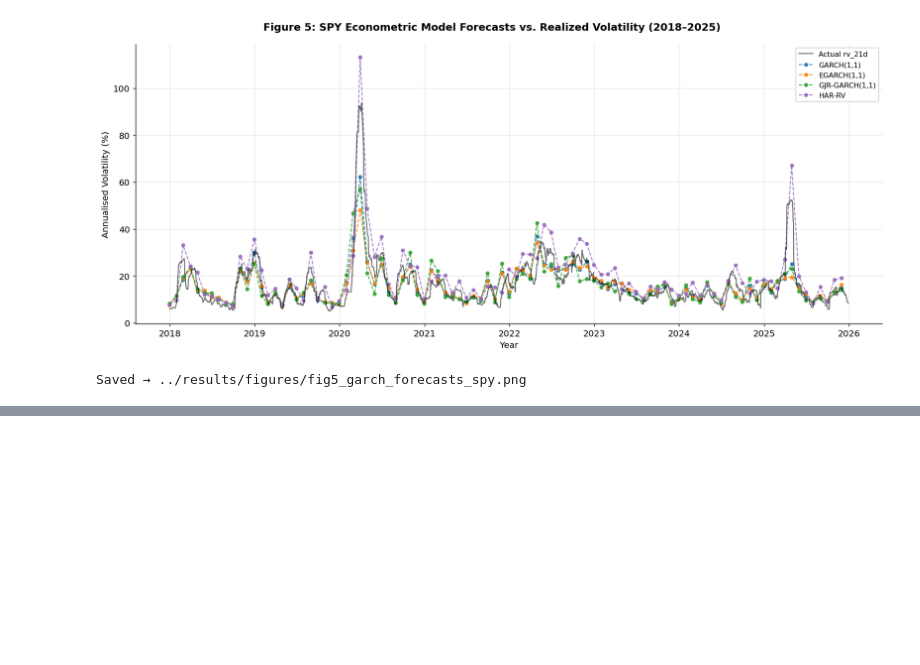
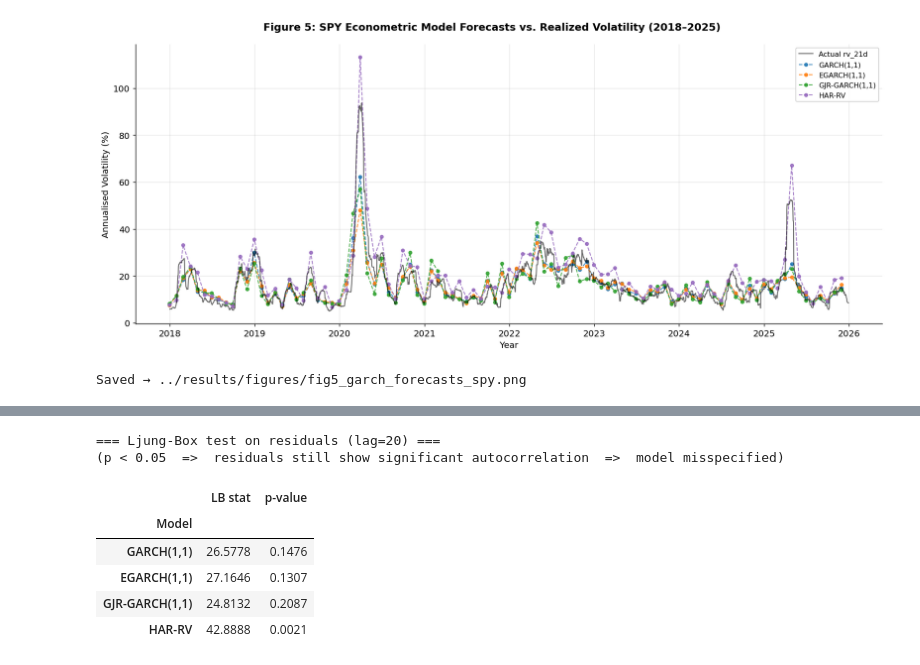
Before and after one commit to anthony-hn-le/Volatility-Research, a Jupyter notebook: notebooks/02_garch_baseline.ipynb, the cells around one changed output, grey strips where cells are left out. Drawn from its saved outputs; the diff is of its cells as text; code cells hidden in the pictures; blank space fills up the shorter version.

```diff
--- a/notebooks/02_garch_baseline.ipynb
+++ b/notebooks/02_garch_baseline.ipynb
@@ -326,0 +337,40 @@ Saved → ../results/figures/fig5_garch_forecasts_spy.png
+# %%
+from statsmodels.stats.diagnostic import acorr_ljungbox
+from statsmodels.graphics.tsaplots import plot_acf
+from statsmodels.graphics.gofplots import qqplot
+
+spy_ret_full = spy_df['return'].dropna()
+
+diag_models = {
+    'GARCH(1,1)':     GARCHModel(vol='Garch', o=0, p=1, q=1),
+    'EGARCH(1,1)':    GARCHModel(vol='EGARCH', o=0, p=1, q=1),
+    'GJR-GARCH(1,1)': GARCHModel(vol='Garch', o=1, p=1, q=1),
+}
+
+std_resids: dict[str, pd.Series] = {}
+for name, m in diag_models.items():
+    m.fit(spy_ret_full)
+    std_resids[name] = pd.Series(m.result.std_resid)
+
+# HAR-RV has no conditional-volatility scaling — use raw OLS residuals instead.
+harv_full = HARRVModel()
+harv_full.fit(spy_df['rv_21d'].dropna())
+std_resids['HAR-RV'] = pd.Series(harv_full.result.resid)
+
+print("=== Ljung-Box test on residuals (lag=20) ===")
+print("(p < 0.05  =>  residuals still show significant autocorrelation  =>  model misspecified)")
+lb_rows = []
+for name, resid in std_resids.items():
+    lb = acorr_ljungbox(resid.dropna(), lags=[20], return_df=True)
+    lb_rows.append({'Model': name, 'LB stat': lb['lb_stat'].iloc[0], 'p-value': lb['lb_pvalue'].iloc[0]})
+lb_df = pd.DataFrame(lb_rows).set_index('Model').round(4)
+display(lb_df)
+# %% [output]
+=== Ljung-Box test on residuals (lag=20) ===
+(p < 0.05  =>  residuals still show significant autocorrelation  =>  model misspecified)
+|  | LB stat | p-value |
+| Model |  |  |
+| GARCH(1,1) | 26.5778 | 0.1476 |
+| EGARCH(1,1) | 27.1646 | 0.1307 |
+| GJR-GARCH(1,1) | 24.8132 | 0.2087 |
+| HAR-RV | 42.8888 | 0.0021 |
```
Also changed, not shown: parts of 3 cells of this notebook, 35 other files.
